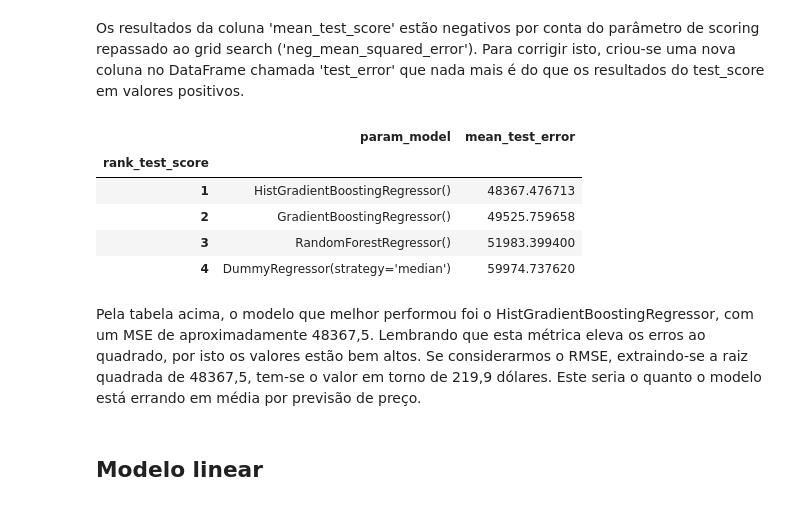
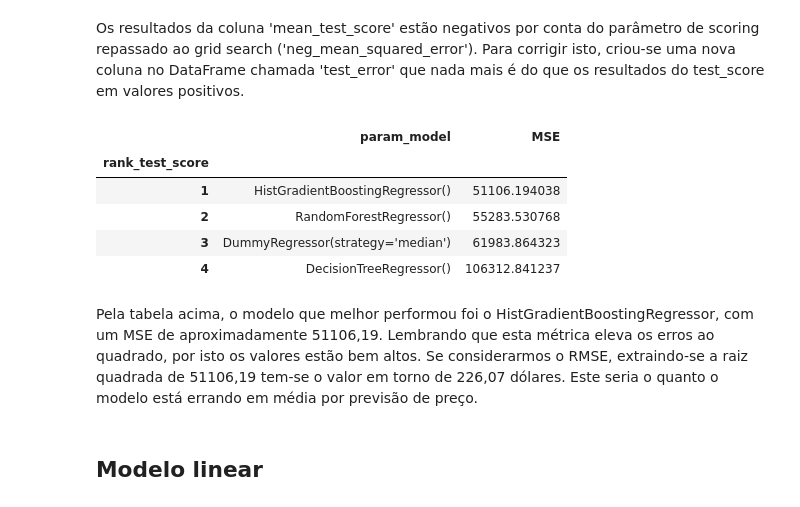
Before and after one commit to rfprates/LH_CD_RODRIGOPRATES, a Jupyter notebook: modelling/Modelling.ipynb, the cells around one changed output. Drawn from its saved outputs; the diff is of its cells as text; code cells hidden in the pictures.

Commit message:
modelling_tenth_version

```diff
--- a/modelling/Modelling.ipynb
+++ b/modelling/Modelling.ipynb
@@ -416,9 +373,9 @@ Para isso, primeiro foram definidos os parâmetros a serem testados, que neste c
 # parâmetros
 params = {
     'model':[
-        DummyRegressor(strategy='median'),
+        DummyRegressor(strategy = 'median'),
+        DecisionTreeRegressor(),
         RandomForestRegressor(),
-        GradientBoostingRegressor(),
         HistGradientBoostingRegressor()
     ]
 }
@@ -467,17 +423,17 @@ df_cv_results.loc[:,~df_cv_results.columns.str.contains('split|time')]
 # %% [markdown]
 Os resultados da coluna 'mean_test_score' estão negativos por conta do parâmetro de scoring repassado ao grid search ('neg_mean_squared_error'). Para corrigir isto, criou-se uma nova coluna no DataFrame chamada 'test_error' que nada mais é do que os resultados do test_score em valores positivos.
 # %%
-df_cv_results['test_error'] = -df_cv_results['test_score']
-df_cv_results[['param_model', 'mean_test_error']]
+df_cv_results['MSE'] = -df_cv_results['mean_test_score']
+df_cv_results[['param_model', 'MSE']]
 # %% [output]
-|  | param_model | mean_test_error |
+|  | param_model | MSE |
 | rank_test_score |  |  |
-| 1 | HistGradientBoostingRegressor() | 48367.476713 |
-| 2 | GradientBoostingRegressor() | 49525.759658 |
-| 3 | RandomForestRegressor() | 51983.399400 |
-| 4 | DummyRegressor(strategy='median') | 59974.737620 |
+| 1 | HistGradientBoostingRegressor() | 51106.194038 |
+| 2 | RandomForestRegressor() | 55283.530768 |
+| 3 | DummyRegressor(strategy='median') | 61983.864323 |
+| 4 | DecisionTreeRegressor() | 106312.841237 |
 # %% [markdown]
-Pela tabela acima, o modelo que melhor performou foi o HistGradientBoostingRegressor, com um MSE de aproximadamente 48367,5. Lembrando que esta métrica eleva os erros ao quadrado, por isto os valores estão bem altos. Se considerarmos o RMSE, extraindo-se a raiz quadrada de 48367,5, tem-se o valor em torno de 219,9 dólares. Este seria o quanto o modelo está errando em média por previsão de preço.
+Pela tabela acima, o modelo que melhor performou foi o HistGradientBoostingRegressor, com um MSE de aproximadamente 51106,19. Lembrando que esta métrica eleva os erros ao quadrado, por isto os valores estão bem altos. Se considerarmos o RMSE, extraindo-se a raiz quadrada de 51106,19 tem-se o valor em torno de 226,07 dólares. Este seria o quanto o modelo está errando em média por previsão de preço.
 # %% [markdown]
 ## Modelo linear
 # %% [markdown]
```
Also changed, not shown: parts of 51 cells of this notebook.
